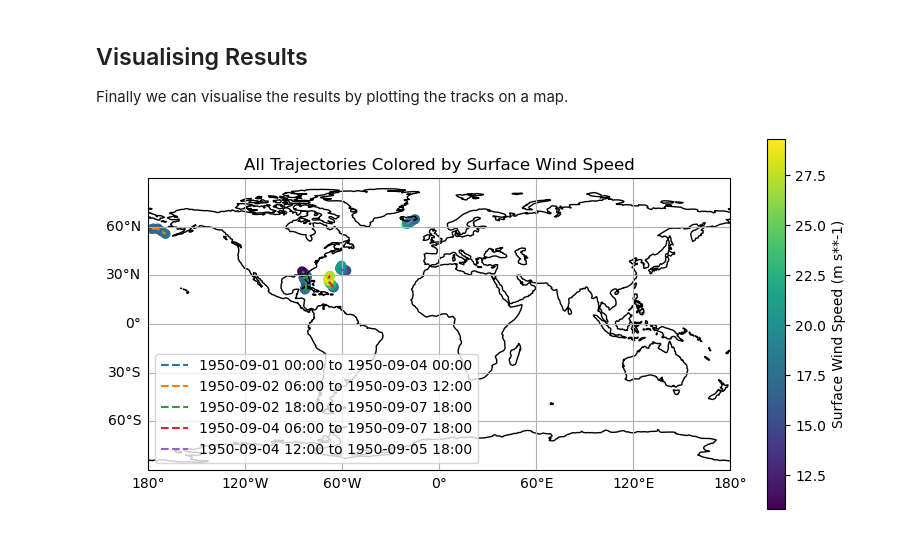
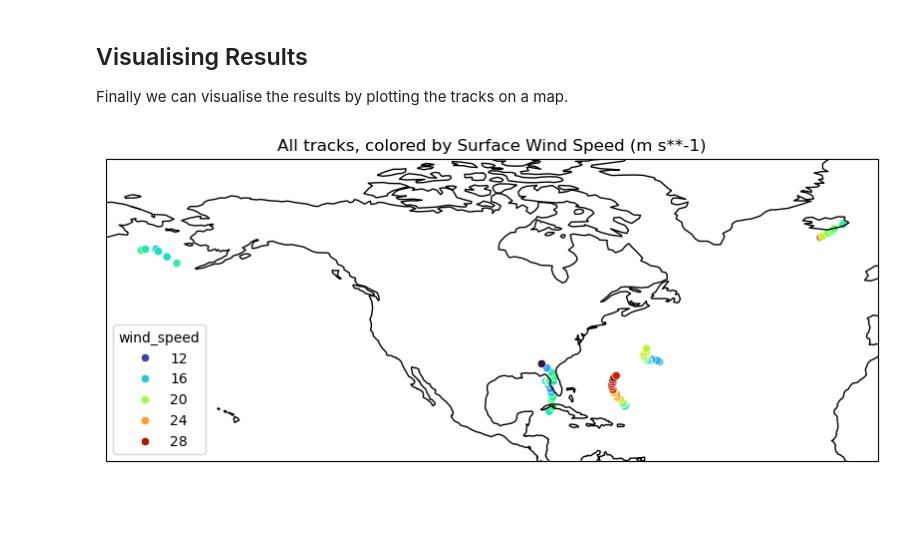
Before and after one commit to Cambridge-ICCS/TCTrack, a Jupyter notebook: tutorial/tstorms.ipynb, the cells around one changed output. Saved outputs shown, nothing was run; the diff lists cells and outputs as text; code cells hidden in the pictures; blank space fills up the shorter version.

Commit message:
Use huracanpy for tutorial visualisation

```diff
--- a/tutorial/tstorms.ipynb
+++ b/tutorial/tstorms.ipynb
@@ -257,44 +240,14 @@ max_intensity = np.nanmax(intensity)
 # %%
-plt.figure(figsize=(8, 4))
-ax = plt.axes(projection=ccrs.PlateCarree())
-ax.set_extent([-180, 180, -90, 90])
-ax.coastlines()
-gl = ax.gridlines(draw_labels=True)
-gl.top_labels = False
-gl.right_labels = False
-gl.left_labels = True
-gl.bottom_labels = True
+import huracanpy
+import matplotlib.pyplot as plt
 
-# Plot each trajectory
-for i in range(lats.shape[0]):
-    times_i = times[i].compressed()
-    label = (
-        f"{times_i[0].strftime('%Y-%m-%d %H:%M')} to "
-        f"{times_i[-1].strftime('%Y-%m-%d %H:%M')}"
-    )
-    mask = np.isfinite(lons[i])
-    pl = ax.plot(
-        lons[i, mask],
-        lats[i, mask],
-        "--",
-        transform=ccrs.PlateCarree(),
-        label=f"{label}",
-    )
-    sc = ax.scatter(
-        lons[i],
-        lats[i],
-        c=intensity[i],
-        cmap="viridis",
-        s=40,
-        vmin=min_intensity,
-        vmax=max_intensity,
-        transform=ccrs.PlateCarree(),
-    )
+tracks = huracanpy.load("tracks_tstorms.nc", trajectory_id=["trajectory"])
 
-plt.colorbar(sc, label=f"{intensity_name} ({intensity_units})")
-plt.title(f"All Trajectories Colored by {intensity_name}")
-plt.legend()
-plt.tight_layout()
+intensity = tracks.wind_speed
+fig, ax = huracanpy.plot.tracks(tracks.lon, tracks.lat, intensity_var=intensity)
+
+ax.set_ylim(10, 80)
+plt.title(f"All tracks, colored by {intensity.long_name} ({intensity.units})")
 plt.show()
 # %% [output]
-[figure, old version]
+[figure, new version]
```
Also changed, not shown: parts of 1 cell of this notebook, 2 other files.
